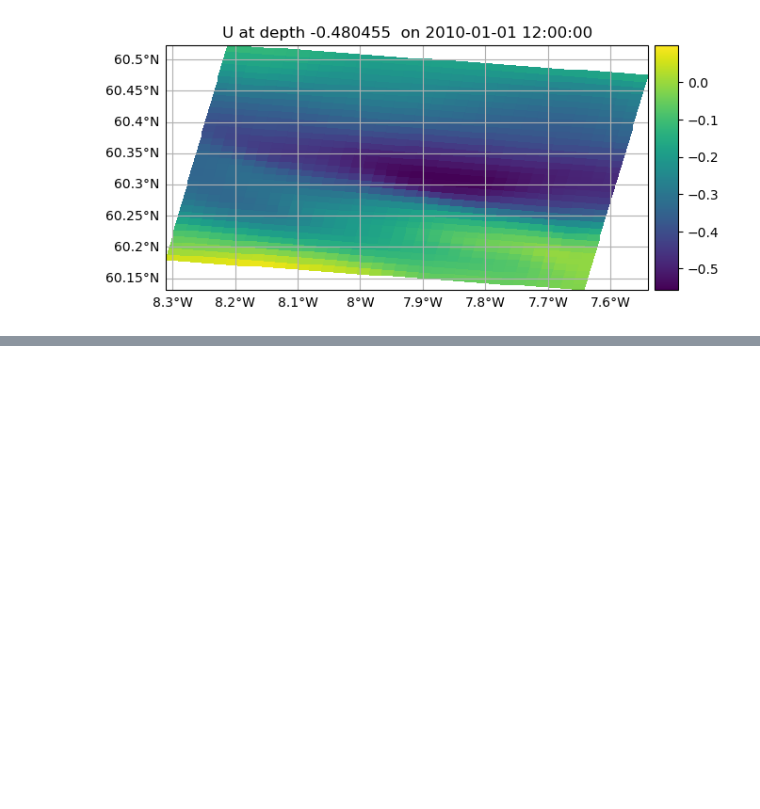
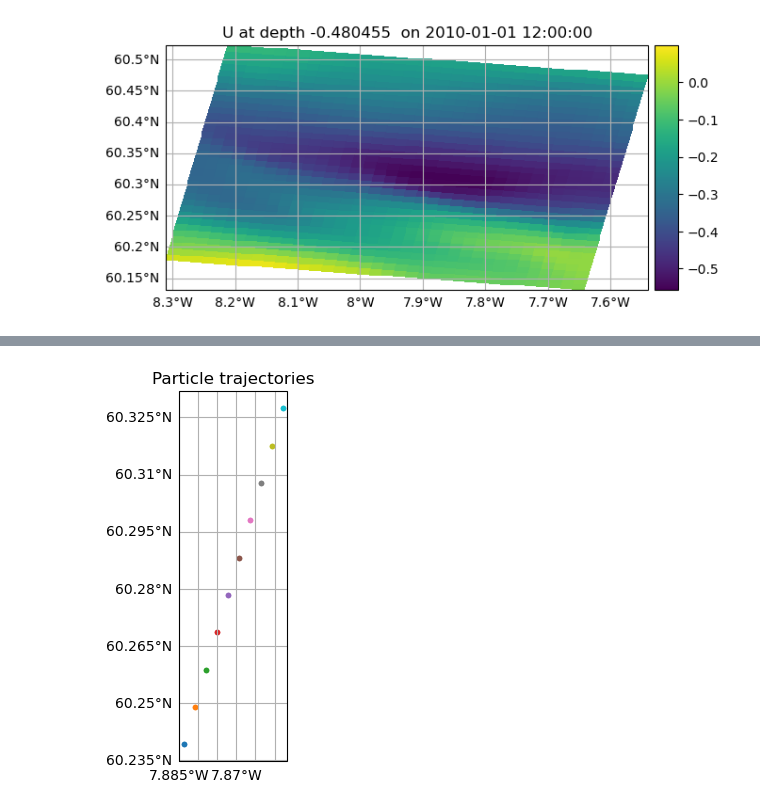
Before and after one commit to subniten/ocean_parcels_pr, a Jupyter notebook: load_from_dataset.ipynb, the cells around one changed output, grey strips where cells are left out. Saved outputs shown, nothing was run; the diff lists cells and outputs as text; code cells hidden in the pictures; blank space fills up the shorter version.

Commit message:
Add examples loading from files, datasets, and example runing with v=w=0

```diff
--- a/load_from_dataset.ipynb
+++ b/load_from_dataset.ipynb
@@ -62,0 +174,4 @@ WARNING: Field.show() does not always correctly determine the domain for curvili
+# %%
+parcels.plotTrajectoriesFile('output_dataset_vw_zero.zarr')
+# %% [output]
+[figure, added]
```
Also changed, not shown: parts of 11 cells of this notebook, 11 other files.
